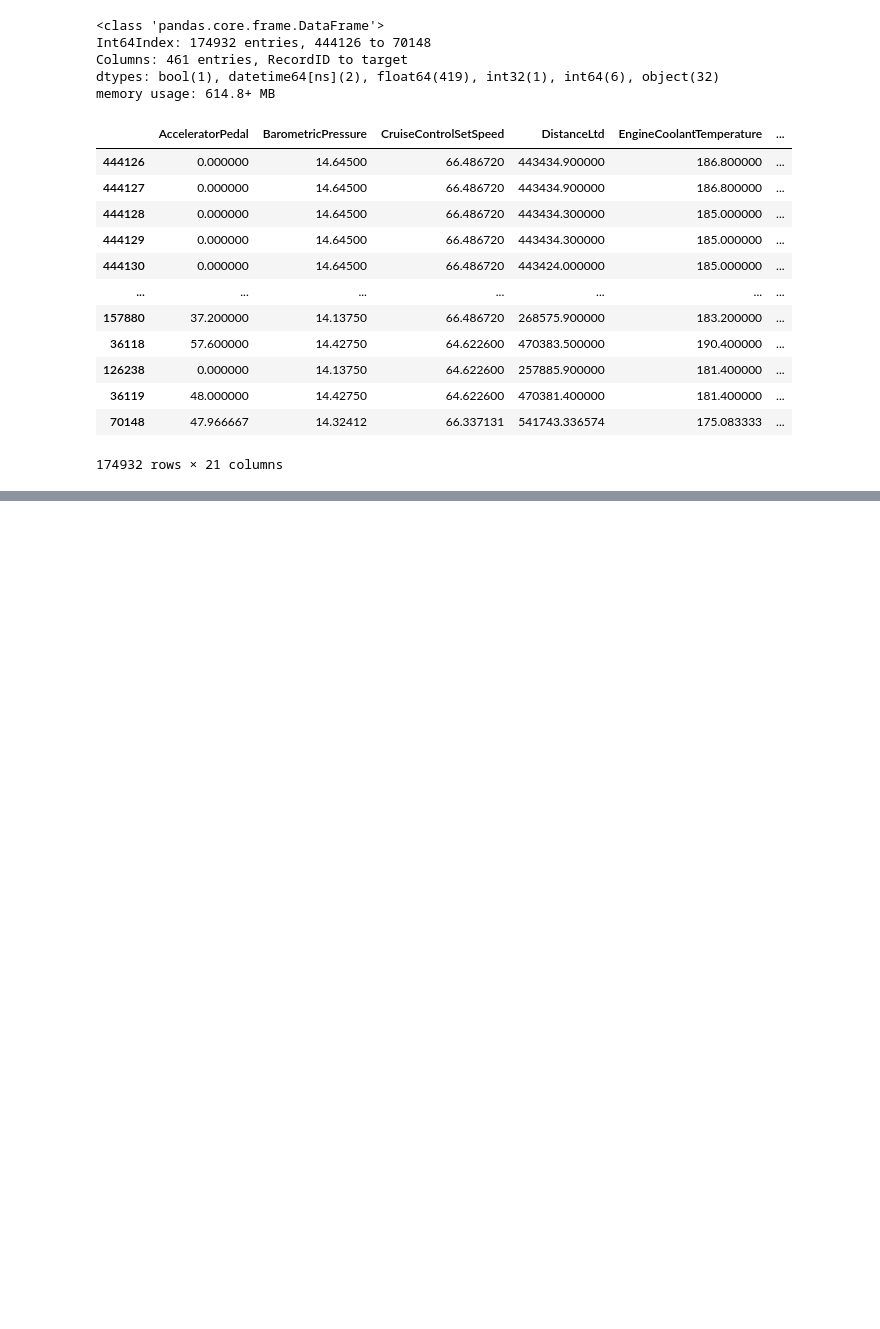
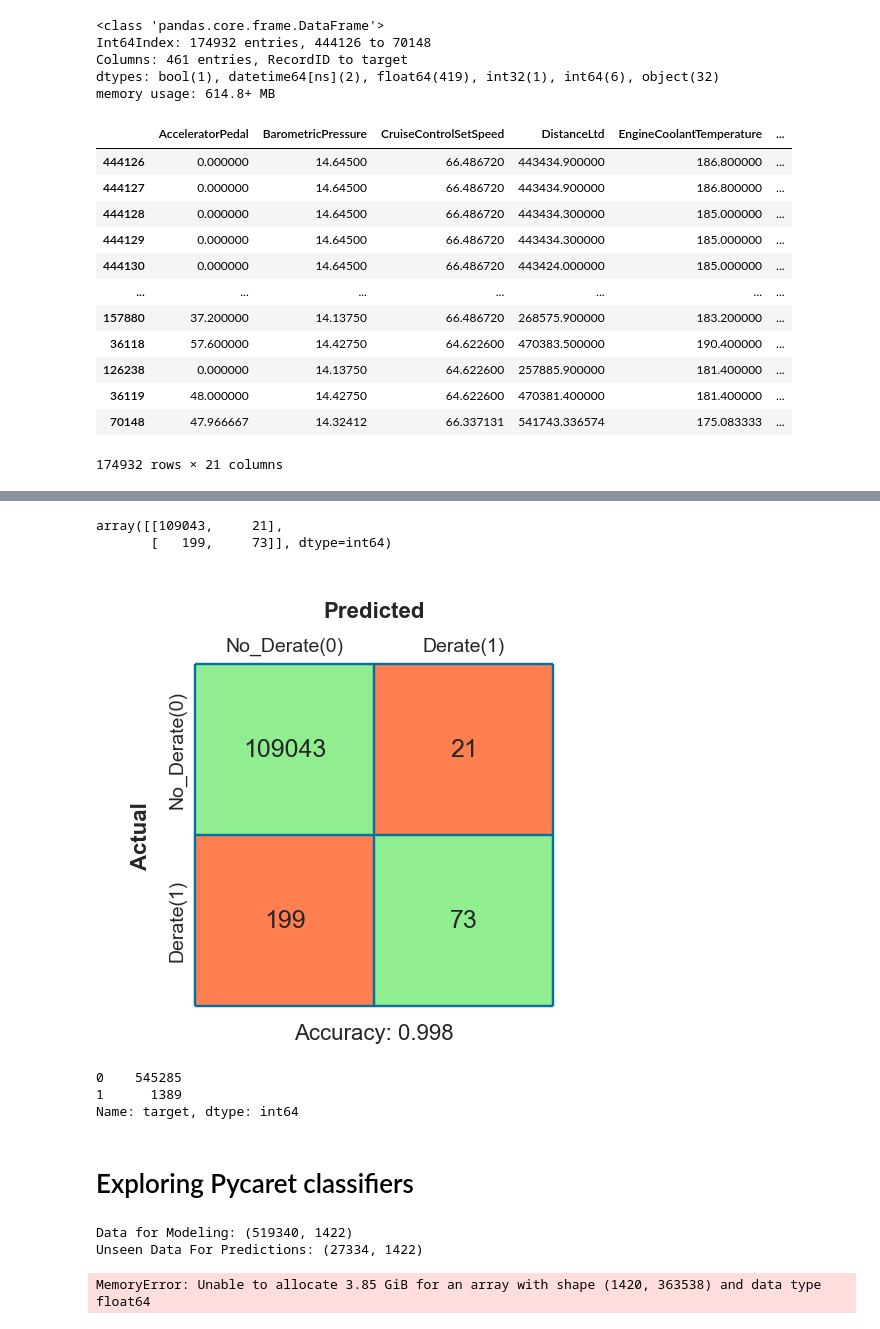
Before and after one commit to nss-data-science-cohort-6/big_g_express-elden_ring, a Jupyter notebook: notebooks/Untitled.ipynb, the cells around one changed output, grey strips where cells are left out. Saved outputs shown, nothing was run; the diff lists cells and outputs as text; code cells hidden in the pictures; blank space fills up the shorter version.

Commit message:
starting pycaret

```diff
--- a/notebooks/Untitled.ipynb
+++ b/notebooks/Untitled.ipynb
@@ -859,0 +839,39 @@ MemoryError: Unable to allocate 4.63 GiB for an array with shape (1420, 437338)
+# %%
+# #step6 confusion matrix
+confusion_matrix(y1_test, logReg_scaler.predict(X1_test))
+# %% [output]
+array([[109043,     21],
+       [   199,     73]], dtype=int64)
+# %%
+# ##step7 plotting matrix
+plot_confusion_matrix(y1_test, logReg_scaler.predict(X1_test), labels = ['No_Derate(0)', 'Derate(1)'], metric = 'accuracy');
+# %% [output]
+[figure, added]
+# %%
+#what are total rows predicted as derate
+
+df_all_derate['target'].value_counts() #(0=545285,1=1389)
+# df_only_derate['target'].value_counts() #(0=173543, 1=1389)
+# df_only_no['target'].value_counts() #0=371742
+# %% [output]
+0    545285
+1      1389
+Name: target, dtype: int64
+# %% [markdown]
+# Exploring Pycaret classifiers
+# %%
+#using pycaret breaking into train an test data
+data = df_all_derate.sample(frac=0.95, random_state=786).reset_index(drop=True)
+data_unseen = df_all_derate.drop(data.index).reset_index(drop=True)
+
+print('Data for Modeling: ' + str(data.shape))
+print('Unseen Data For Predictions: ' + str(data_unseen.shape))
+# %% [output]
+Data for Modeling: (519340, 1422)
+Unseen Data For Predictions: (27334, 1422)
+# %%
+#Setting up Environment in PyCaret
+from pycaret.classification import *
+exp_clf101 = setup(data = data, target = 'target', session_id=123)
+# %% [output]
+MemoryError: Unable to allocate 3.85 GiB for an array with shape (1420, 363538) and data type float64
```
Also changed, not shown: parts of 65 cells of this notebook.
